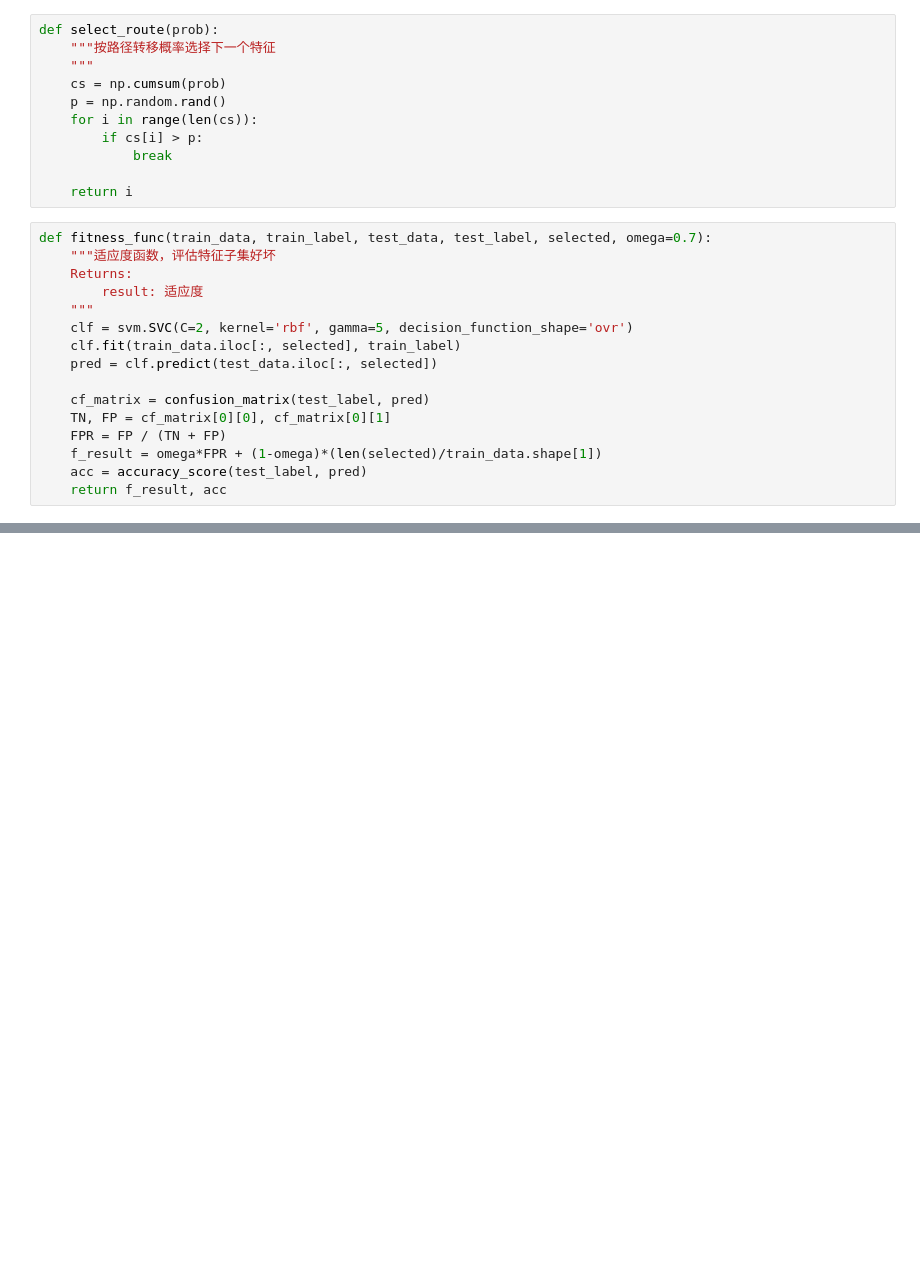
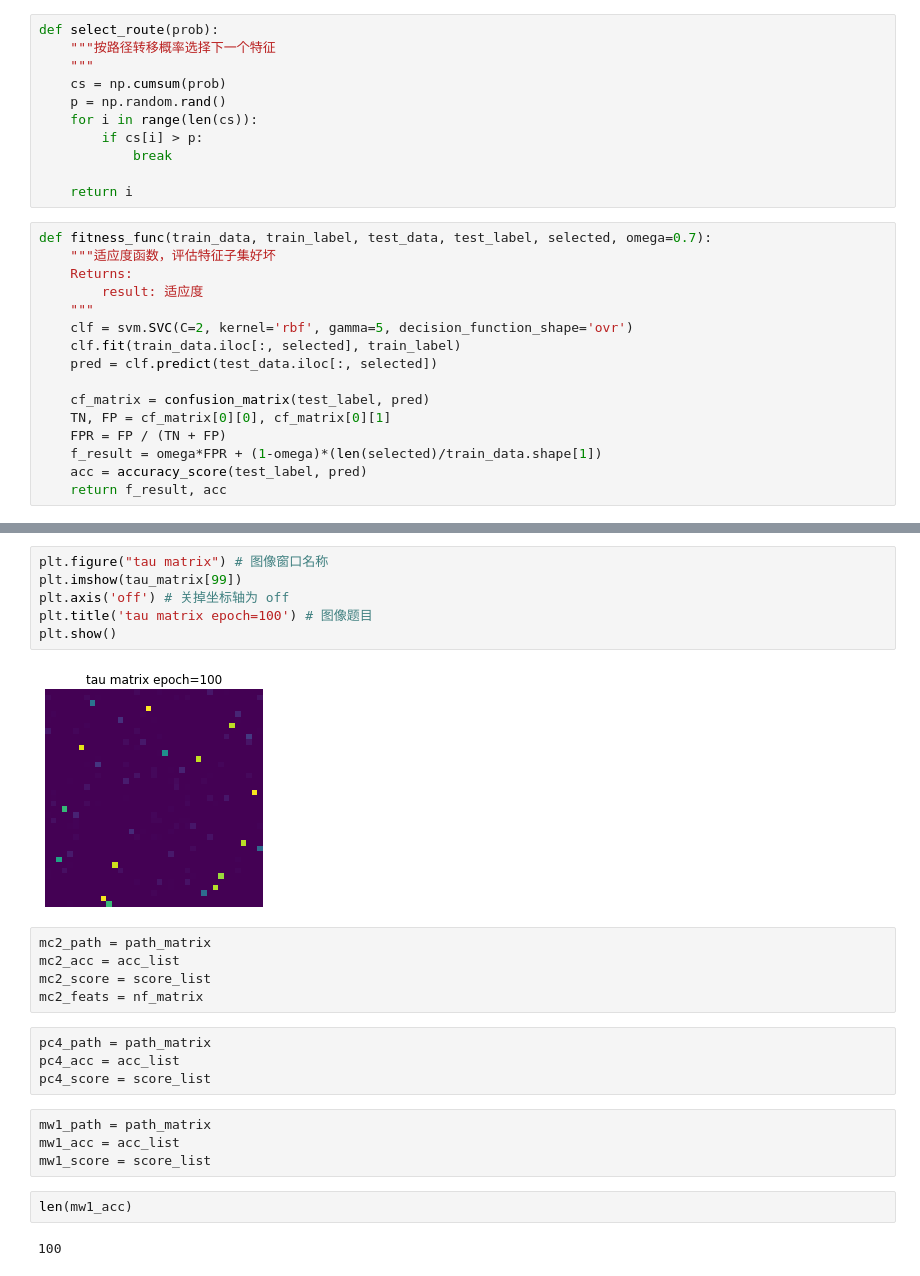
Before and after one commit to lemonblock98/ant-colony-for-fs, a Jupyter notebook: faco_jupyter.ipynb, the cells around one changed output, grey strips where cells are left out. Drawn from its saved outputs; the diff is of its cells as text; blank space fills up the shorter version.

```diff
--- a/faco_jupyter.ipynb
+++ b/faco_jupyter.ipynb
@@ -62,0 +401,25 @@ def fitness_func(train_data, train_label, test_data, test_label, selected, omega
+# %%
+plt.figure("tau matrix") # 图像窗口名称
+plt.imshow(tau_matrix[99])
+plt.axis('off') # 关掉坐标轴为 off
+plt.title('tau matrix epoch=100') # 图像题目
+plt.show()
+# %% [output]
+[figure, added]
+# %%
+mc2_path = path_matrix
+mc2_acc = acc_list
+mc2_score = score_list
+mc2_feats = nf_matrix
+# %%
+pc4_path = path_matrix
+pc4_acc = acc_list
+pc4_score = score_list
+# %%
+mw1_path = path_matrix
+mw1_acc = acc_list
+mw1_score = score_list
+# %%
+len(mw1_acc)
+# %% [output]
+100
```
Also changed, not shown: parts of 30 cells of this notebook, 2 other files.
